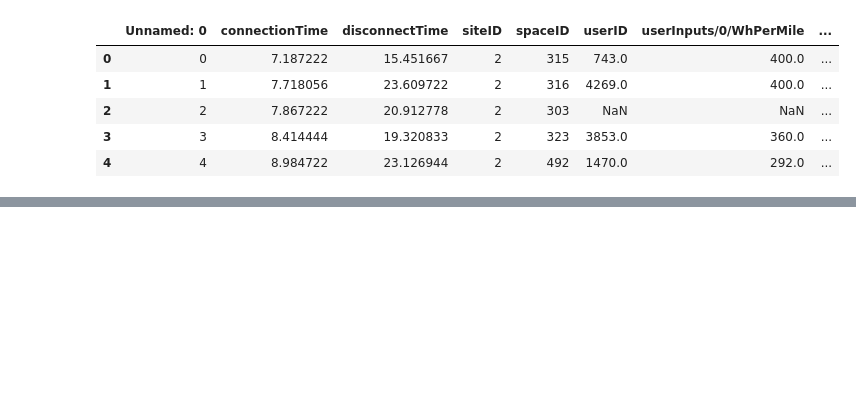
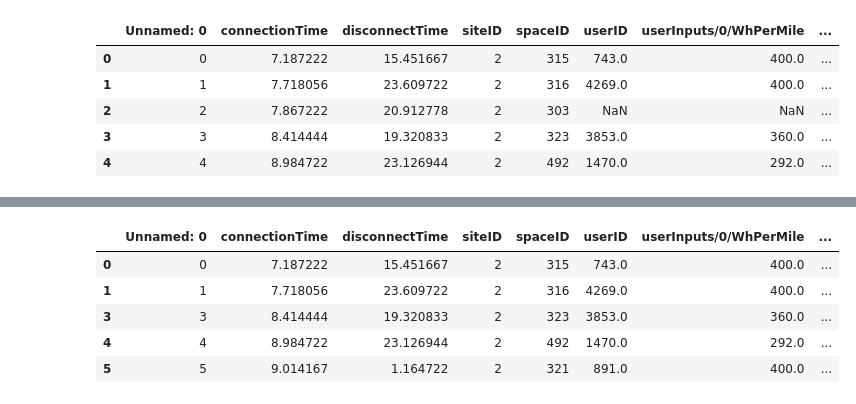
Before and after one commit to ThijsD-02/Machine-Learning-AI-Assignment-ME44312, a Jupyter notebook: Neural network.ipynb, the cells around one changed output, grey strips where cells are left out. Cells and saved outputs as stored; diff of their text form; code cells hidden in the pictures; blank space fills up the shorter version.

```diff
--- a/Neural network.ipynb
+++ b/Neural network.ipynb
@@ -83,0 +91,10 @@ Accuracy of NN on the initial data is:  0.0
+# %%
+db_cleaned = db.dropna()
+db_cleaned.head()
+# %% [output]
+|  | Unnamed: 0 | connectionTime | disconnectTime | siteID | spaceID | userID | userInputs/0/WhPerMile | ... |
+| 0 | 0 | 7.187222 | 15.451667 | 2 | 315 | 743.0 | 400.0 | ... |
+| 1 | 1 | 7.718056 | 23.609722 | 2 | 316 | 4269.0 | 400.0 | ... |
+| 3 | 3 | 8.414444 | 19.320833 | 2 | 323 | 3853.0 | 360.0 | ... |
+| 4 | 4 | 8.984722 | 23.126944 | 2 | 492 | 1470.0 | 292.0 | ... |
+| 5 | 5 | 9.014167 | 1.164722 | 2 | 321 | 891.0 | 400.0 | ... |
```
Also changed, not shown: parts of 5 cells of this notebook.
